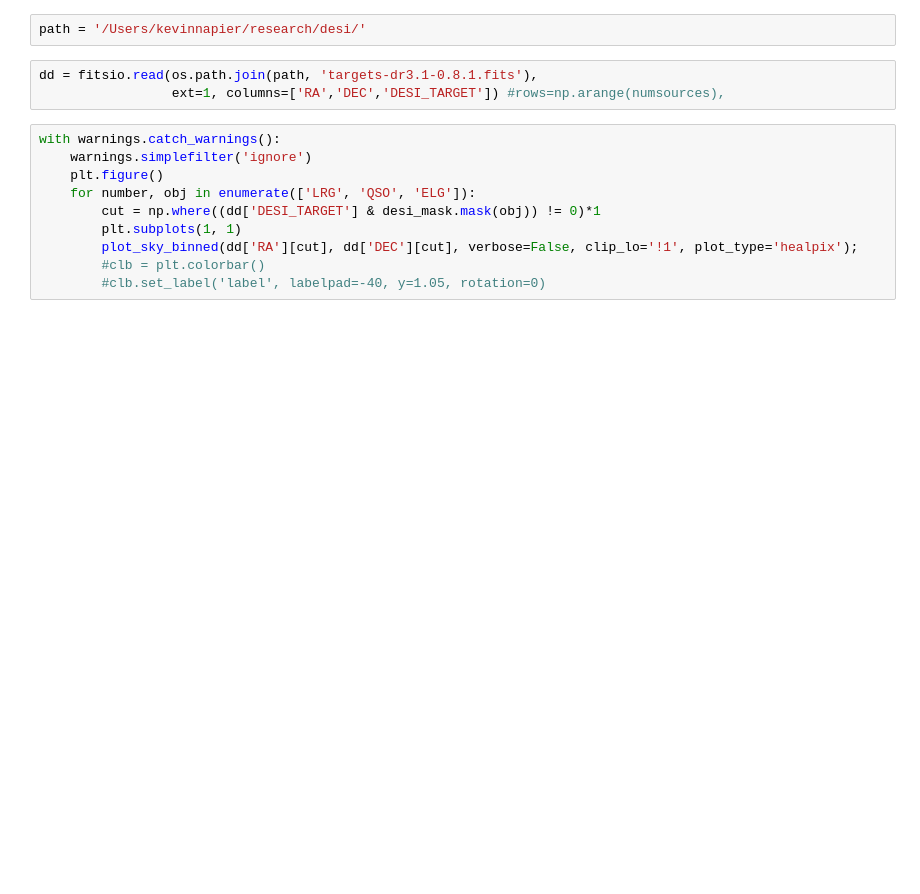
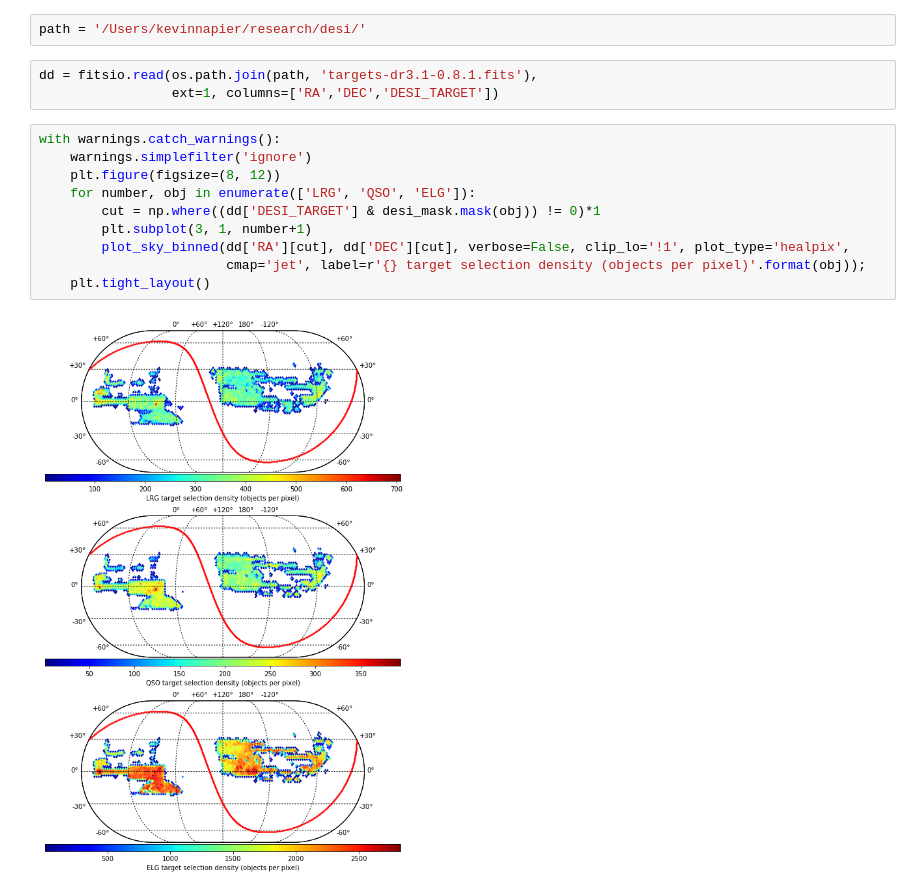
Before and after one commit to moustakas/siena-astrophysics, a Jupyter notebook: research/desitarget/dr3_targets_skymaps.ipynb, the cells around one changed output. Drawn from its saved outputs; the diff is of its cells as text; blank space fills up the shorter version.

Commit message:
cleaned up legends and colors

```diff
--- a/research/desitarget/dr3_targets_skymaps.ipynb
+++ b/research/desitarget/dr3_targets_skymaps.ipynb
@@ -18,14 +18,16 @@ import numpy as np
 path = '/Users/kevinnapier/research/desi/'
 # %%
 dd = fitsio.read(os.path.join(path, 'targets-dr3.1-0.8.1.fits'),
-                 ext=1, columns=['RA','DEC','DESI_TARGET']) #rows=np.arange(numsources),
+                 ext=1, columns=['RA','DEC','DESI_TARGET'])
 # %%
 with warnings.catch_warnings():
     warnings.simplefilter('ignore')
-    plt.figure()
+    plt.figure(figsize=(8, 12))
     for number, obj in enumerate(['LRG', 'QSO', 'ELG']):
         cut = np.where((dd['DESI_TARGET'] & desi_mask.mask(obj)) != 0)*1
-        plt.subplots(1, 1)
-        plot_sky_binned(dd['RA'][cut], dd['DEC'][cut], verbose=False, clip_lo='!1', plot_type='healpix');
-        #clb = plt.colorbar()
-        #clb.set_label('label', labelpad=-40, y=1.05, rotation=0)
+        plt.subplot(3, 1, number+1)
+        plot_sky_binned(dd['RA'][cut], dd['DEC'][cut], verbose=False, clip_lo='!1', plot_type='healpix',
+                        cmap='jet', label=r'{} target selection density (objects per pixel)'.format(obj));
+    plt.tight_layout()
+# %% [output]
+[figure, added]
```
